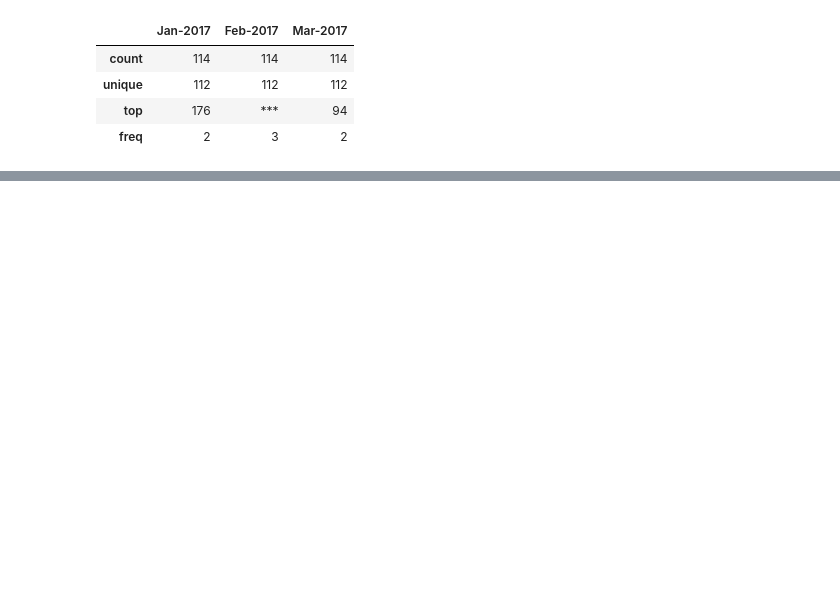
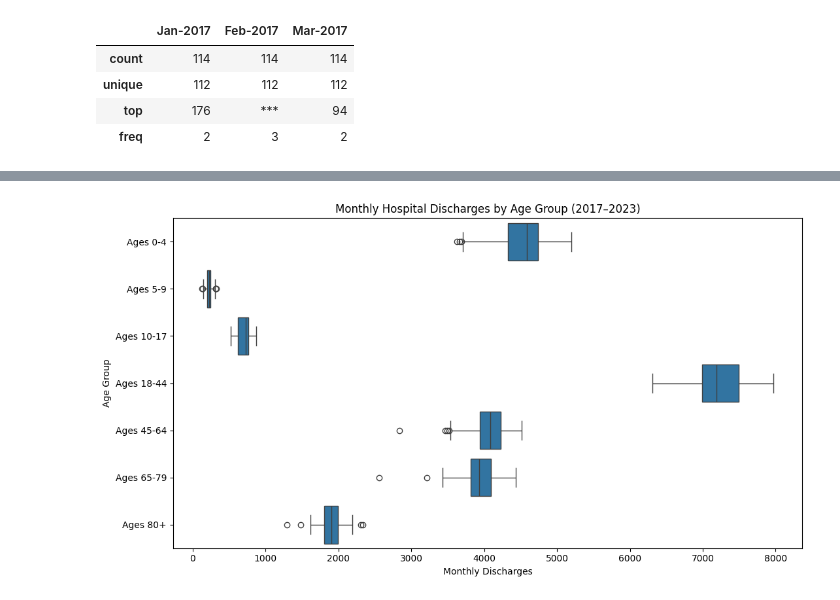
Before and after one commit to curiousdatamind/utah-hospital-discharge-analysis, a Jupyter notebook: Utah_Hospital_Discharge_Analysis.ipynb, the cells around one changed output, grey strips where cells are left out. Saved outputs shown, nothing was run; the diff lists cells and outputs as text; code cells hidden in the pictures; blank space fills up the shorter version.

```diff
--- a/Utah_Hospital_Discharge_Analysis.ipynb
+++ b/Utah_Hospital_Discharge_Analysis.ipynb
@@ -11,7 +39,3 @@ Data Quality Observations — Current Findings
 7. The dataset contains different types of hospital characteristics, so outlier analysis should compare values within the same characteristic over time rather than across unrelated categories.
 
 Please reference the code that follows:
-# %%
-import pandas as pd
-df=pd.read_excel('/content/SH Excel Data For Colab Project.xlsx')
-df.head(10)
@@ -219,0 +386,18 @@ Elective inpatient stays                            584.64  1177.0   4137.0
+# %%
+# Select age groups and monthly data (2017–2023)
+ages = df.iloc[13:20, 0:85].copy()
+
+# Convert discharge counts to numeric
+ages.iloc[:, 1:] = ages.iloc[:, 1:].apply(
+    pd.to_numeric, errors="coerce"
+)
+
+# Reshape from wide to long format
+ages_melted = pd.melt(
+    ages,
+    id_vars="Characteristic by Month",
+    var_name="Month",
+    value_name="Discharges"
+)
+
+ages_melted.head()
@@ -219,0 +411,19 @@ Elective inpatient stays                            584.64  1177.0   4137.0
+# %%
+# Horizontal box plots by age group
+plt.figure(figsize=(11, 6))
+
+sns.boxplot(
+    data=ages_melted,
+    x="Discharges",
+    y="Characteristic by Month"
+)
+
+plt.title("Monthly Hospital Discharges by Age Group (2017–2023)")
+plt.xlabel("Monthly Discharges")
+plt.ylabel("Age Group")
+
+plt.tight_layout()
+plt.savefig("age_boxplots.png", dpi=300, bbox_inches="tight")
+plt.show()
+# %% [output]
+[figure, added]
```
Also changed, not shown: parts of 32 cells of this notebook.
